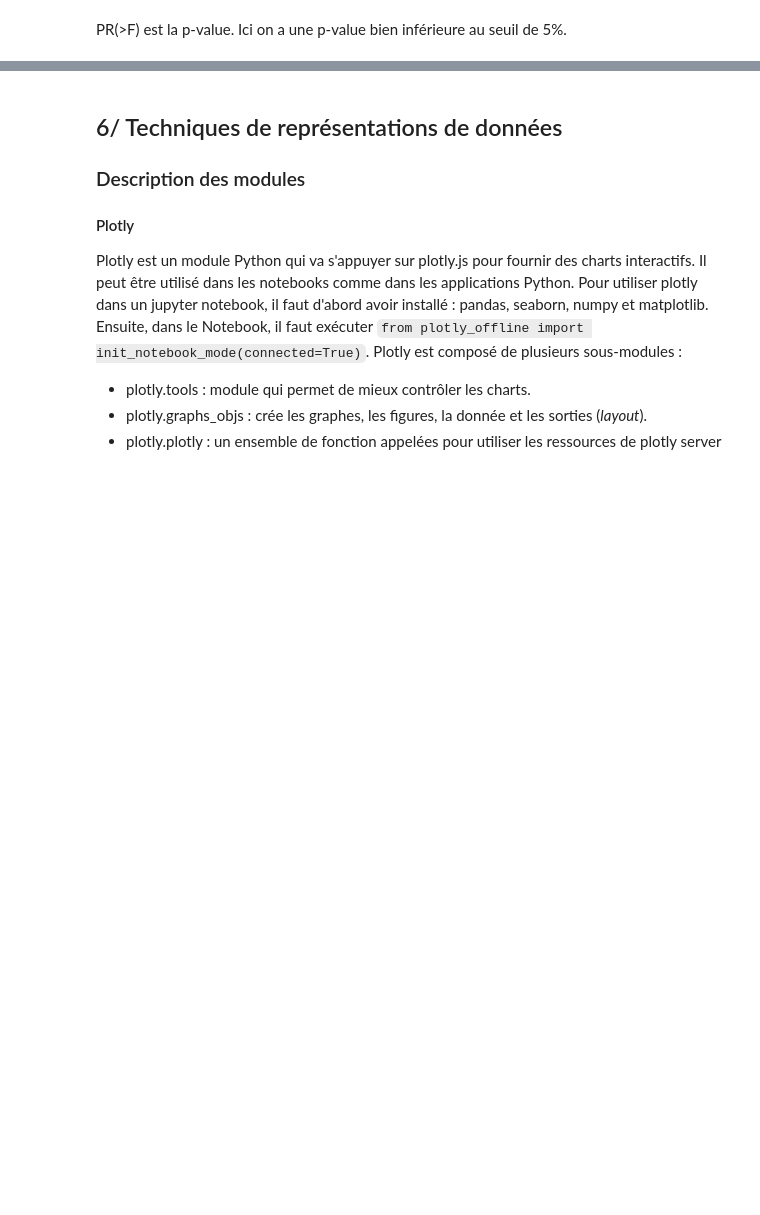
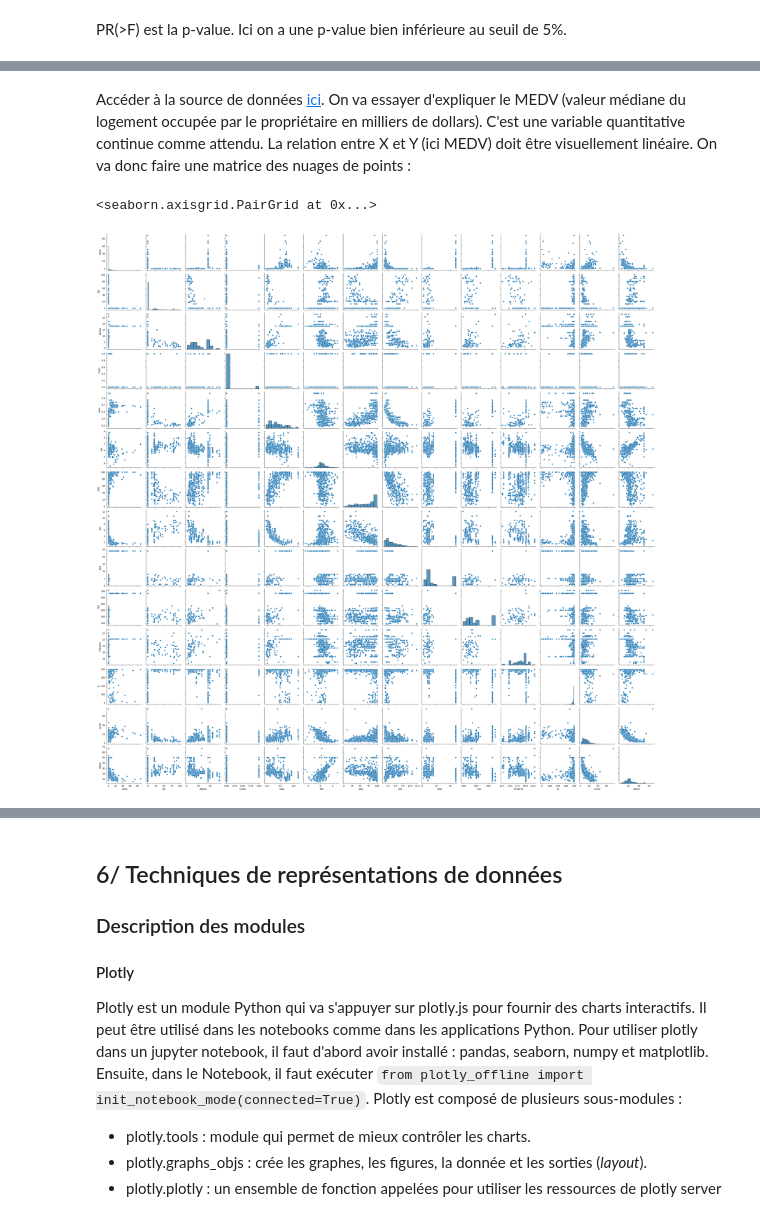
Before and after one commit to wilfrid03/STATISTIQUES_PYTHON, a Jupyter notebook: techniques_d_analyse_statistiques_python.ipynb, the cells around one changed output, grey strips where cells are left out. Cells and saved outputs as stored; diff of their text form; code cells hidden in the pictures; blank space fills up the shorter version.

```diff
--- a/techniques_d_analyse_statistiques_python.ipynb
+++ b/techniques_d_analyse_statistiques_python.ipynb
@@ -350,0 +363,3 @@ Enfin, plusieurs hypothèses doivent être validées pour s'assurer que les esti
+# %%
+data = pandas.read_csv(".\\DONNEES\\data_real_estate.csv")
+data.head()
@@ -350,0 +373,7 @@ Enfin, plusieurs hypothèses doivent être validées pour s'assurer que les esti
+# %% [markdown]
+Accéder à la source de données [ici](https://www.kaggle.com/datasets/arslanali4343/real-estate-dataset). On va essayer d'expliquer le MEDV (valeur médiane du logement occupée par le propriétaire en milliers de dollars). C'est une variable quantitative continue comme attendu. La relation entre X et Y (ici MEDV) doit être visuellement linéaire. On va donc faire une matrice des nuages de points :
+# %%
+seaborn.pairplot(data) ## quelques techniques de visualisation ici : https://asardell.github.io/statistique-python/
+# %% [output]
+<seaborn.axisgrid.PairGrid at 0x...>
+[figure, added]
```
Also changed, not shown: parts of 17 cells of this notebook.
